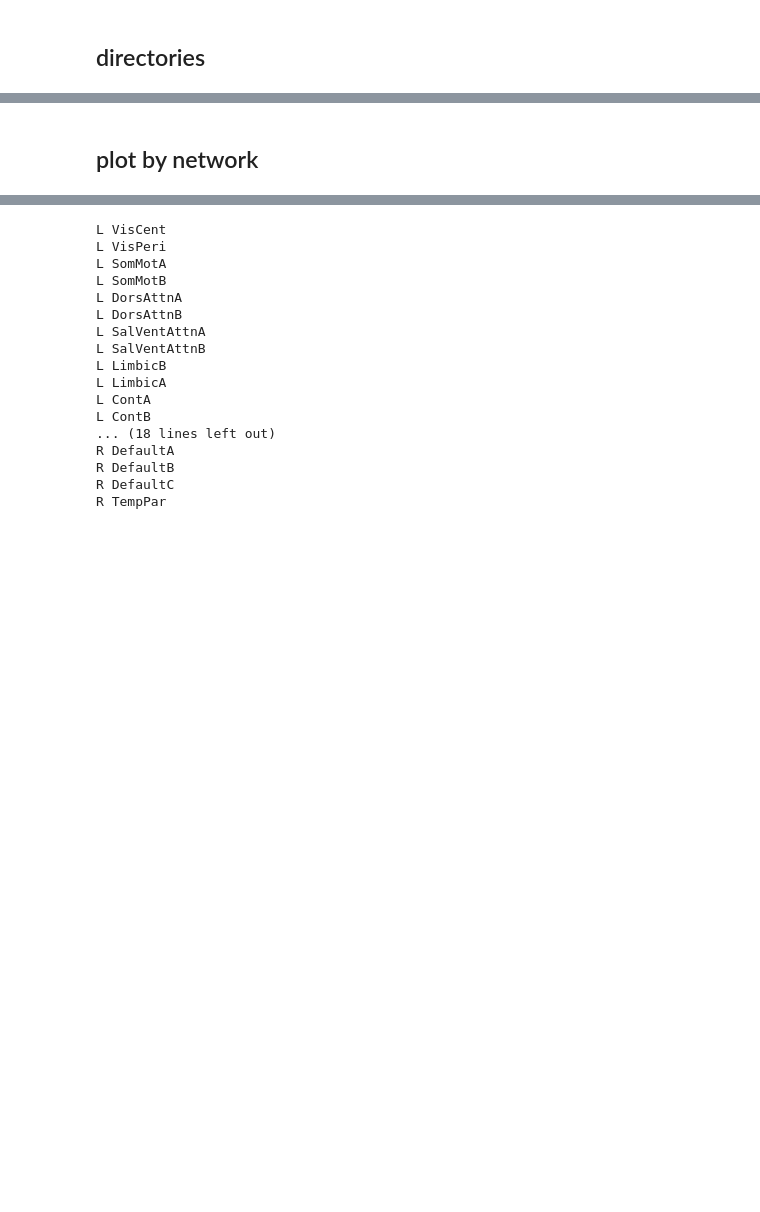
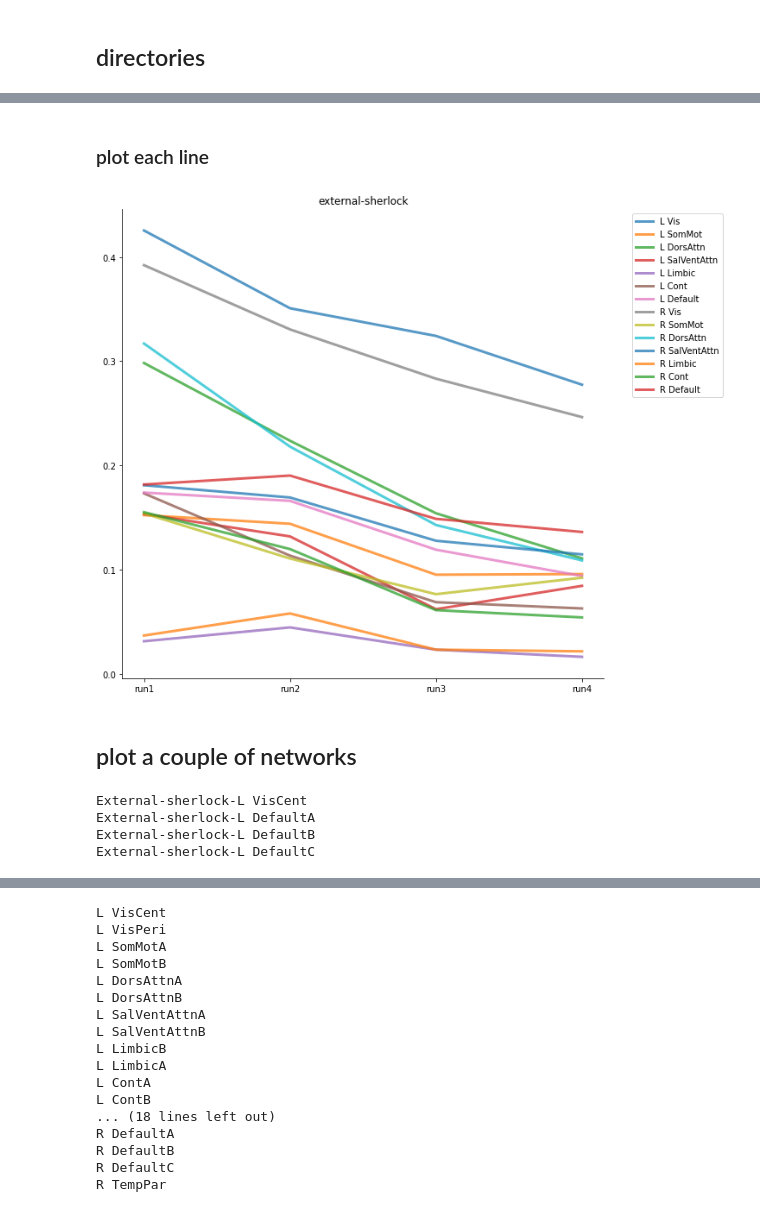
Before and after one commit to isaacrc/MEI_project, a Jupyter notebook: analysis/isc-vis.ipynb, the cells around one changed output, grey strips where cells are left out. Cells and saved outputs as stored; diff of their text form; code cells hidden in the pictures; blank space fills up the shorter version.

```diff
--- a/analysis/isc-vis.ipynb
+++ b/analysis/isc-vis.ipynb
@@ -210,2 +204,41 @@ sub_list = [
 # %% [markdown]
-## plot by network
+### plot each line
+# %%
+fig, ax = plt.subplots(figsize=(10, 10))
+xlabs = ['run1', 'run2', 'run3', 'run4']
+
+color_mapping = {}
+handles = []
+for key in cor_dic[cond][mov]:
+    line, = ax.plot(cor_dic[cond][mov][key], alpha=0.75, linewidth=3)
+    handles.append(line)  # Add the line object to handles list for legend
+
+ax.set_xticks(range(len(xlabs)))
+ax.set_xticklabels(xlabs)
+ax.set_title(f'{cond}-{mov}')
+
+# Set legend labels to the keys
+plt.legend(handles=handles, labels=cor_dic[cond][mov].keys(), bbox_to_anchor=(1.05, 1), loc='upper left')
+
+sns.despine()
+plt.show()
+# %% [output]
+[figure, added]
+# %% [markdown]
+## plot a couple of networks
+# %%
+conditions = ['External', "Internal"]
+mov = 'sherlock'
+networkz = [ 'L VisCent', 'L DefaultB', 'L DefaultC', 'L DefaultA'] #'R DorsAttnB'
+new_dic = {}
+for cond in conditions:
+    for key in cor_dic:
+        key_splits = key.split('-')
+        if key_splits[0] == cond and key_splits[1] == mov and key_splits[2] in networkz:
+            print(key)
+            new_dic[cond + '-' + key_splits[2]] = cor_dic[key]
+# %% [output]
+External-sherlock-L VisCent
+External-sherlock-L DefaultA
+External-sherlock-L DefaultB
+External-sherlock-L DefaultC
```
Also changed, not shown: parts of 68 cells of this notebook.
